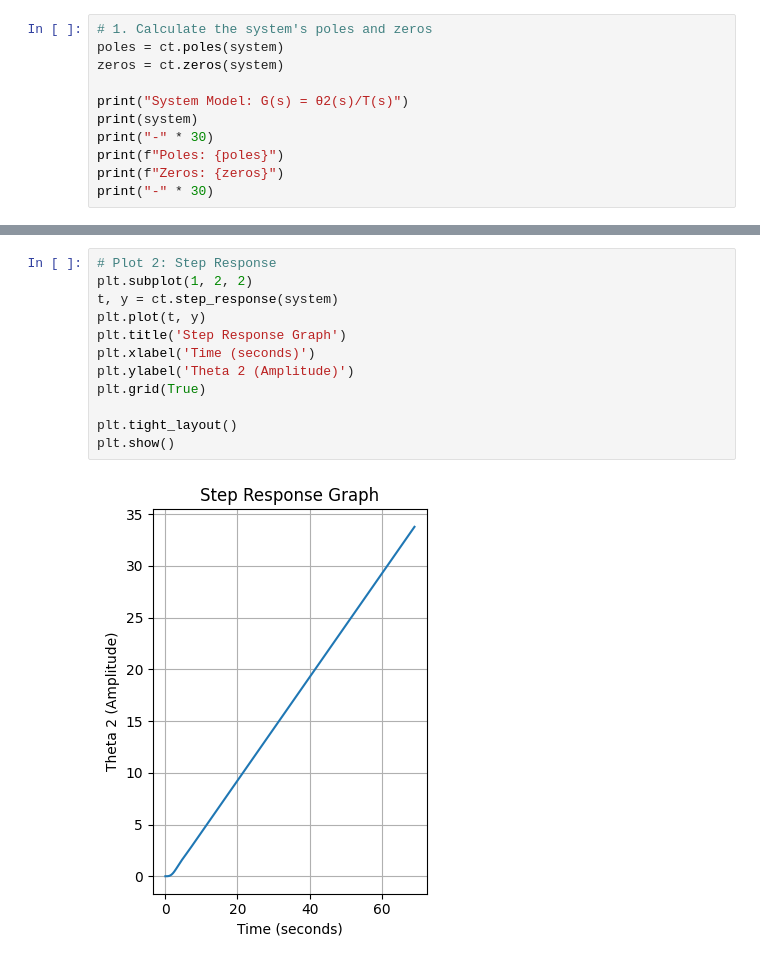
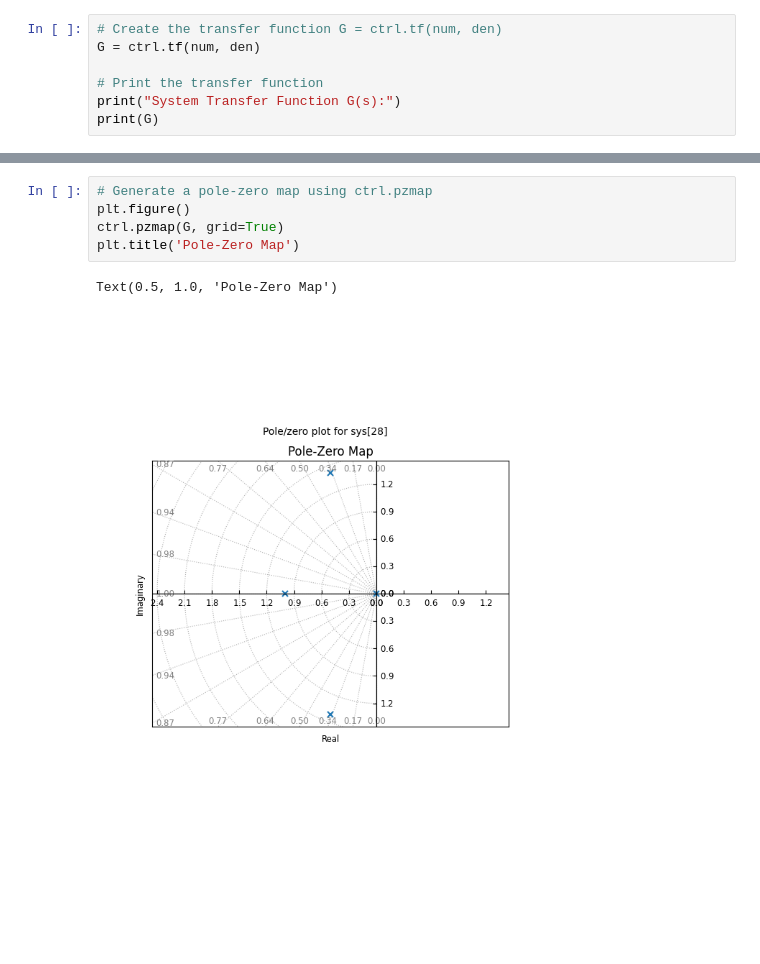
Before and after one commit to KIEL0T/ControlSystems, a Jupyter notebook: MidtermExam/Problem2.ipynb, the cells around one changed output, grey strips where cells are left out. Drawn from its saved outputs; the diff is of its cells as text; blank space fills up the shorter version.

```diff
--- a/MidtermExam/Problem2.ipynb
+++ b/MidtermExam/Problem2.ipynb
@@ -25,12 +8,8 @@ system = ct.TransferFunction(num, den)
 # %%
-# 1. Calculate the system's poles and zeros
-poles = ct.poles(system)
-zeros = ct.zeros(system)
+# Create the transfer function G = ctrl.tf(num, den)
+G = ctrl.tf(num, den)
 
-print("System Model: G(s) = θ2(s)/T(s)")
-print(system)
-print("-" * 30)
-print(f"Poles: {poles}")
-print(f"Zeros: {zeros}")
-print("-" * 30)
+# Print the transfer function
+print("System Transfer Function G(s):")
+print(G)
 # %% [output]
@@ -59,14 +33,8 @@ Text(0.5, 1.0, 'Pole-Zero Map')
 # %%
-# Plot 2: Step Response
-plt.subplot(1, 2, 2)
-t, y = ct.step_response(system)
-plt.plot(t, y)
-plt.title('Step Response Graph')
-plt.xlabel('Time (seconds)')
-plt.ylabel('Theta 2 (Amplitude)')
-plt.grid(True)
-
-plt.tight_layout()
-plt.show()
+# Generate a pole-zero map using ctrl.pzmap
+plt.figure()
+ctrl.pzmap(G, grid=True)
+plt.title('Pole-Zero Map')
 # %% [output]
+Text(0.5, 1.0, 'Pole-Zero Map')
-[figure, old version]
+[figure, new version]
```
Also changed, not shown: parts of 5 cells of this notebook, 2 other files.
